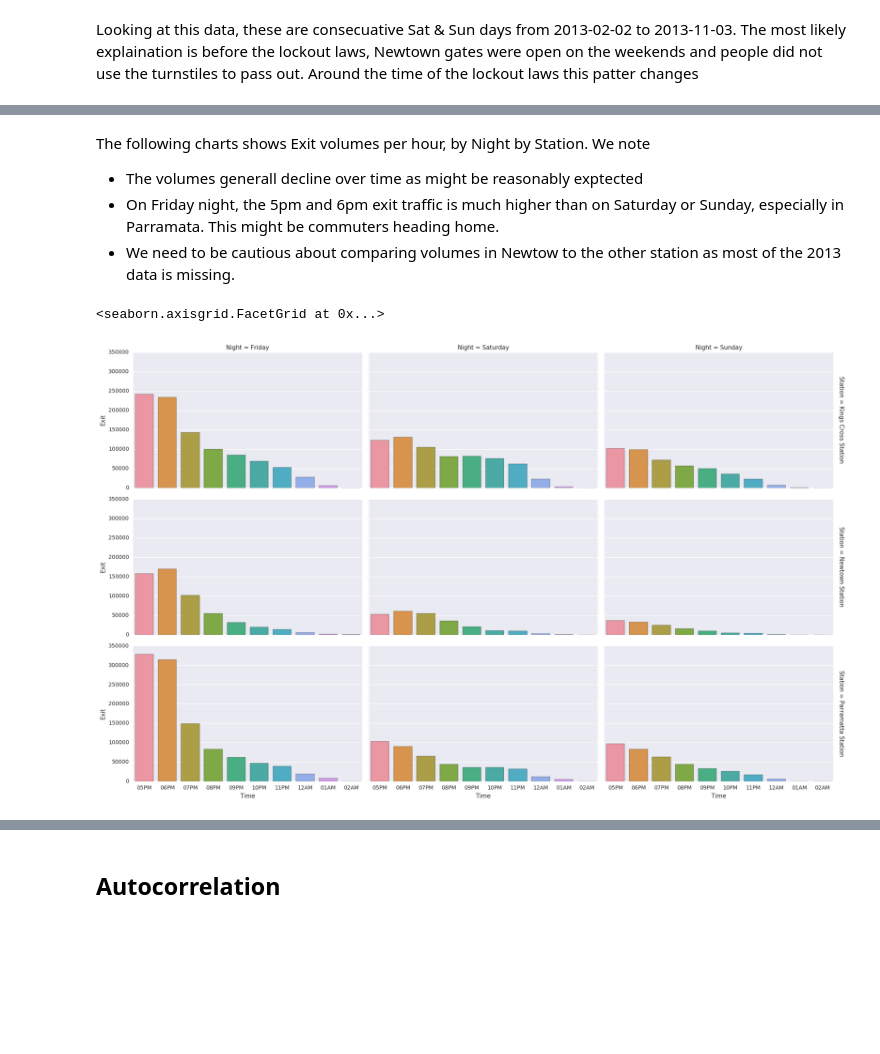
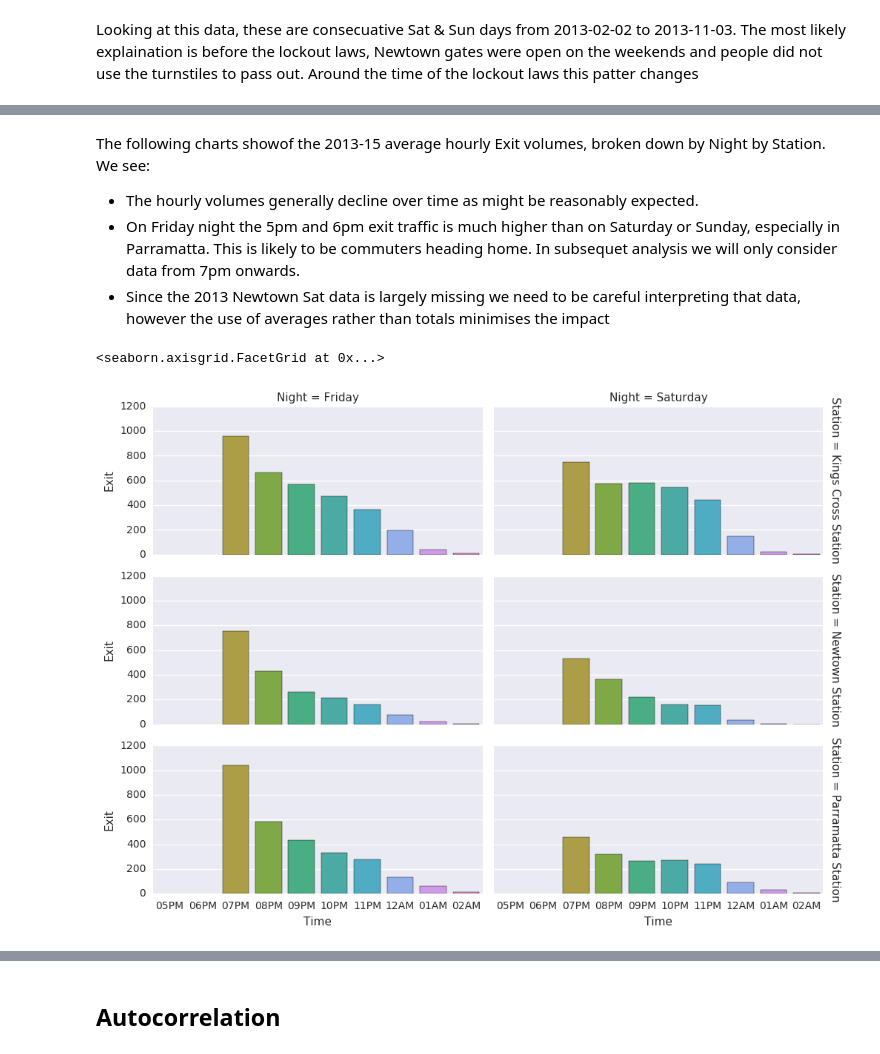
Before and after one commit to Kevin-McIsaac/Nightlife, a Jupyter notebook: Train Validation Data Exploratory Data Analysis.ipynb, the cells around one changed output, grey strips where cells are left out. Saved outputs shown, nothing was run; the diff lists cells and outputs as text; code cells hidden in the pictures; blank space fills up the shorter version.

```diff
--- a/Train Validation Data Exploratory Data Analysis.ipynb
+++ b/Train Validation Data Exploratory Data Analysis.ipynb
@@ -6,6 +6,10 @@ from datetime import timedelta
 import seaborn as sns
 import matplotlib.pyplot as plt
 %matplotlib inline
+
+plt.rcParams['figure.figsize'] = (12, 2)
+
+import outlier
 # %% [markdown]
 This data was provided by Transport for NSW. It is the train turnstile "validation" data from 2013 to June 2016.
 
@@ -231,8 +214,18 @@ df_clean = pd.read_pickle("TrainValidationData/df.pkl")
 # %%
+# Load the clean data and prepare
+df_clean = pd.read_pickle("TrainValidationData/df.pkl")
+df_clean = df_clean[df_clean.Time >= "07PM"] # Eliminate date before 7PM
+df_clean = df_clean[df_clean.Night != "Sunday"] # Eliminate Sunday Data
+
 df_clean['Year'] = df_clean.Date.dt.year
 df_clean['Quarter'] = pd.to_datetime(pd.DataFrame({"Year": df_clean.Date.dt.year, "Month": (df_clean.Date.dt.quarter-1)*3+1, "Day":1 }))
+
+stations = ['Kings Cross Station', 'Newtown Station', 'Parramatta Station',
+            'Town Hall Station', 'Central Station', 'Circular Quay Station',
+            'Martin Place Station', 'Museum Station', 'St James Station',
+            'Bondi Junction Station', 'North Sydney Station']
 # %% [markdown]
-The following charts shows Exit volumes per hour, by Night by Station. We note
-- The volumes generall decline over time as might be reasonably exptected
-- On Friday night, the 5pm and 6pm exit traffic is much higher than on Saturday or Sunday, especially in  Parramata. This might be commuters heading home.
-- We need to be cautious about comparing volumes in Newtow to the other station as most of the 2013 data is missing.
+The following charts showof the 2013-15 average hourly Exit volumes, broken down by Night by Station. We see:
+- The hourly volumes generally decline over time as might be reasonably expected.
+- On Friday night the 5pm and 6pm exit traffic is much higher than on Saturday or Sunday, especially in  Parramatta. This is likely to be commuters heading home. In subsequet analysis we will only consider data from 7pm onwards.
+- Since the 2013 Newtown Sat data is largely missing we need to be careful interpreting that data, however the use of averages rather than totals minimises the impact
@@ -244,8 +232,8 @@ stations = ['Kings Cross Station', 'Newtown Station', 'Parramatta Station',
 # %%
-sns.factorplot(data=df_clean.query('Year < 2016'), x='Time', y='Exit', kind="bar",
-               row="Station", row_order=stations[:3], col = 'Night',
-               aspect=1.6, ci = None,margin_titles = True, estimator=sum)
+sns.factorplot(data=df_clean, x='Time', y='Exit', kind="bar",
+               row="Station", row_order=stations[:3], col = 'Night', col_order=['Friday', 'Saturday'],
+               size=2.5, aspect=2, ci = None, margin_titles = True)
 # %% [output]
 <seaborn.axisgrid.FacetGrid at 0x...>
-[figure, old version]
+[figure, new version]
 # %% [markdown]
```
Also changed, not shown: parts of 43 cells of this notebook.
